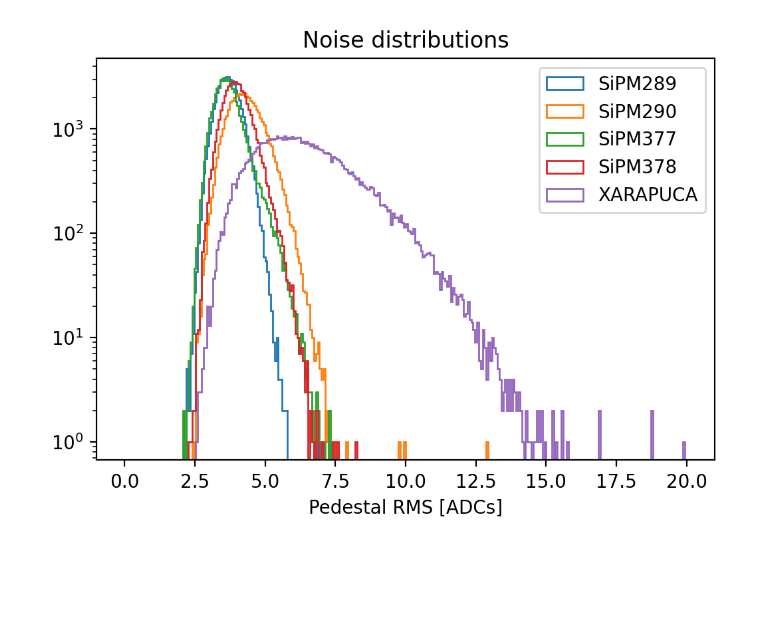
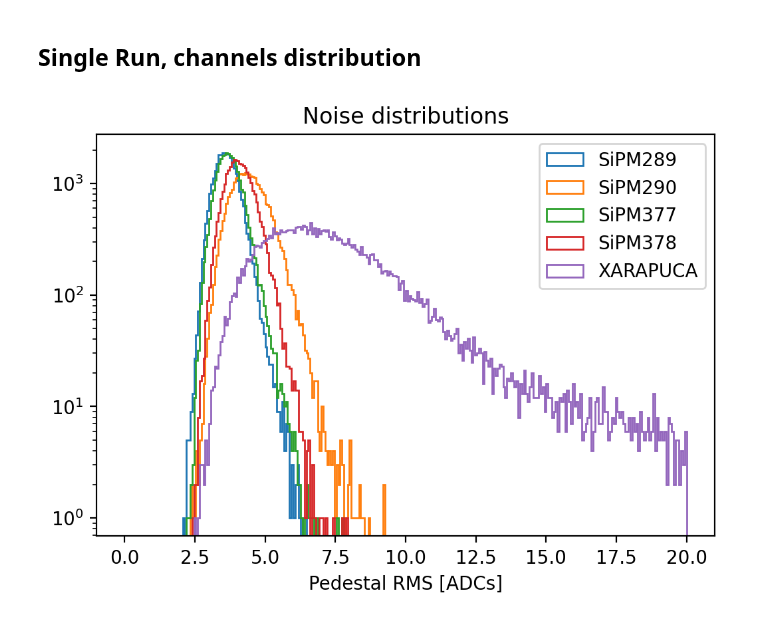
Before and after one commit to CIEMAT-Neutrino/SCINT, a Jupyter notebook: joython/joython_notebooks/Noise.ipynb, the cells around one changed output. Saved outputs shown, nothing was run; the diff lists cells and outputs as text; code cells hidden in the pictures; blank space fills up the shorter version.

Commit message:
notebooks and macros updates

```diff
--- a/joython/joython_notebooks/Noise.ipynb
+++ b/joython/joython_notebooks/Noise.ipynb
@@ -7 +7,41 @@ path="/media/rodrigoa/DiscoDuro/SBND_XA_VIS/joython/"
 %matplotlib inline
+# %%
+
+path="/media/rodrigoa/DiscoDuro/SBND_XA_PDE/APSAIA_VIS/joython/"
+Run_props=open_run_properties(0,"../macros/APSAIA_VIS.xlsx")
+Runs=open_runs_table("../macros/APSAIA_VIS.xlsx")
+
+
+# path="/media/rodrigoa/DiscoDuro/SBND_XA_PDE/APSAIA_VUV/joython/"
+# Run_props=open_run_properties(0,"../macros/APSAIA_VUV.xlsx")
+# Runs=open_runs_table("../macros/APSAIA_VUV.xlsx")
+
+
+colors=list(mcolors.TABLEAU_COLORS.keys())
+
+fig, axs = plt.subplots(dpi=200,ncols=len(Run_props["Channels"]),figsize=[10,3],sharey=True)
+plt.suptitle("Pedestal Noise level over Runs", fontsize=14)
+
+i=0
+for ch in Run_props["Channels"]:
+    mean=[]
+    ress=[]
+    for run in Runs["Run"].array:
+        if run>29: continue;
+
+        Run_props=open_run_properties(run,"../macros/APSAIA_VUV.xlsx")
+        run_path=path+"run"+str(run).zfill(2)+"/";
+        compress=False
+        Pedestal_vars=open_run_var(run_path,"Pedestal_vars",[ch],compressed=compress)
+
+        counts, bins=np.histogram(Pedestal_vars[ch]["STD"], 300,[0,20])
+        mode=bins[np.argmax(counts)]
+        resolution=np.std(Pedestal_vars[ch]["STD"][Pedestal_vars[ch]["STD"]<20])
+        mean.append(mode)
+        ress.append(resolution)
+    axs[i].errorbar (range(len(mean)),mean,fmt='', yerr=ress,color= colors[i],linewidth=1)
+    axs[i].set_ylim([2,10])
+    axs [i].legend([Run_props["ChannelName"][i]])
+    axs[i].grid()
+    i+=1;
+axs[0].set_ylabel("Pedestal STD [ADC counts]")
@@ -8,20 +51,21 @@ path="/media/rodrigoa/DiscoDuro/SBND_XA_VIS/joython/"
+# %% [markdown]
+## Single Run, channels distribution
 # %%
-for run in [25]:
-    if run==3:continue # Rodrigo forgot one run :D
-    Run_props=open_run_properties(run,"../macros/Runs_list.xlsx")
+for run in [6]:
+    Run_props=open_run_properties(run,"../macros/APSAIA_VUV.xlsx")
     run_path=path+"run"+str(run).zfill(2)+"/";
 
     compress=False
 
     plt.figure(dpi=200)
     for ch in Run_props["Channels"]:
         Pedestal_vars=open_run_var(run_path,"Pedestal_vars",[ch],compressed=compress)
 
         plt.hist(Pedestal_vars[ch]["STD"], 300,[0,20],histtype="step")
 
     plt.legend(Run_props["ChannelName"])
     plt.title ("Noise distributions")
     plt.xlabel("Pedestal RMS [ADCs]")
     plt.semilogy()
 # %% [output]
-[figure, old version]
+[figure, new version]
```
Also changed, not shown: parts of 2 cells of this notebook, 10 other files.
